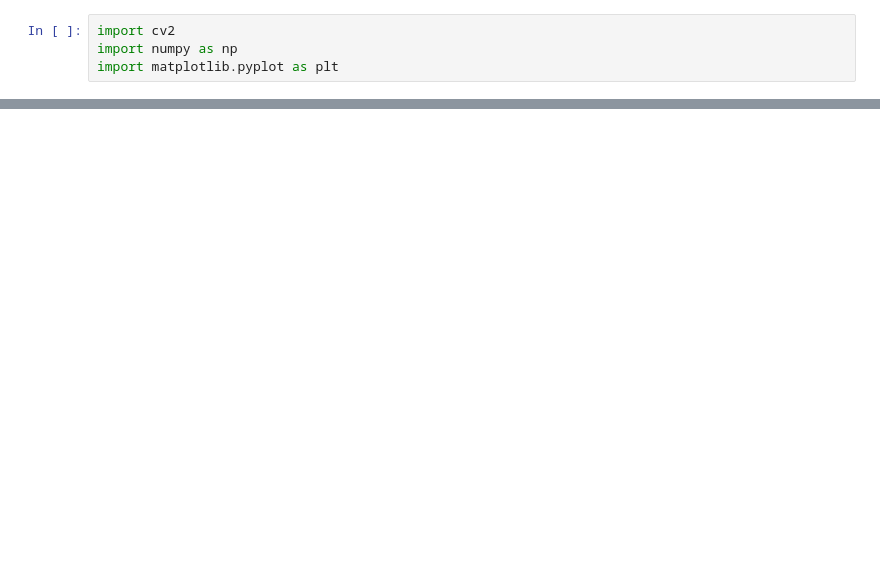
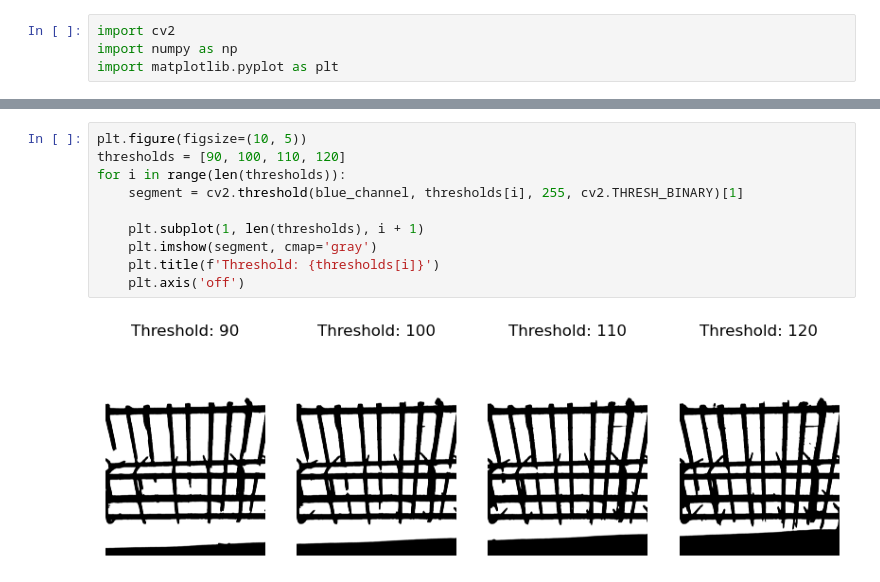
Before and after one commit to HsiaoHungKai/Depth_Models, a Jupyter notebook: corner.ipynb, the cells around one changed output, grey strips where cells are left out. Cells and saved outputs as stored; diff of their text form; blank space fills up the shorter version.

```diff
--- a/corner.ipynb
+++ b/corner.ipynb
@@ -43 +48,13 @@ It seems that blue has the better representation of segmenting the closer bar. L
+# %%
+plt.figure(figsize=(10, 5))
+thresholds = [90, 100, 110, 120]
+for i in range(len(thresholds)):
+    segment = cv2.threshold(blue_channel, thresholds[i], 255, cv2.THRESH_BINARY)[1]
+
+    plt.subplot(1, len(thresholds), i + 1)
+    plt.imshow(segment, cmap='gray')
+    plt.title(f'Threshold: {thresholds[i]}')
+    plt.axis('off')
+# %% [output]
+[figure, added]
 # %%
```
Also changed, not shown: parts of 6 cells of this notebook.
